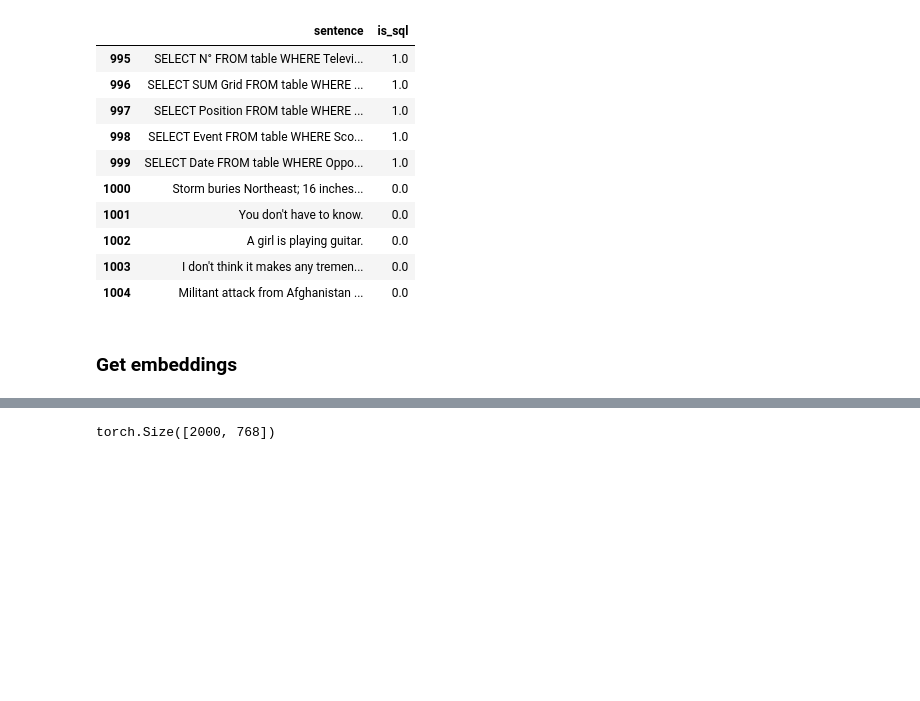
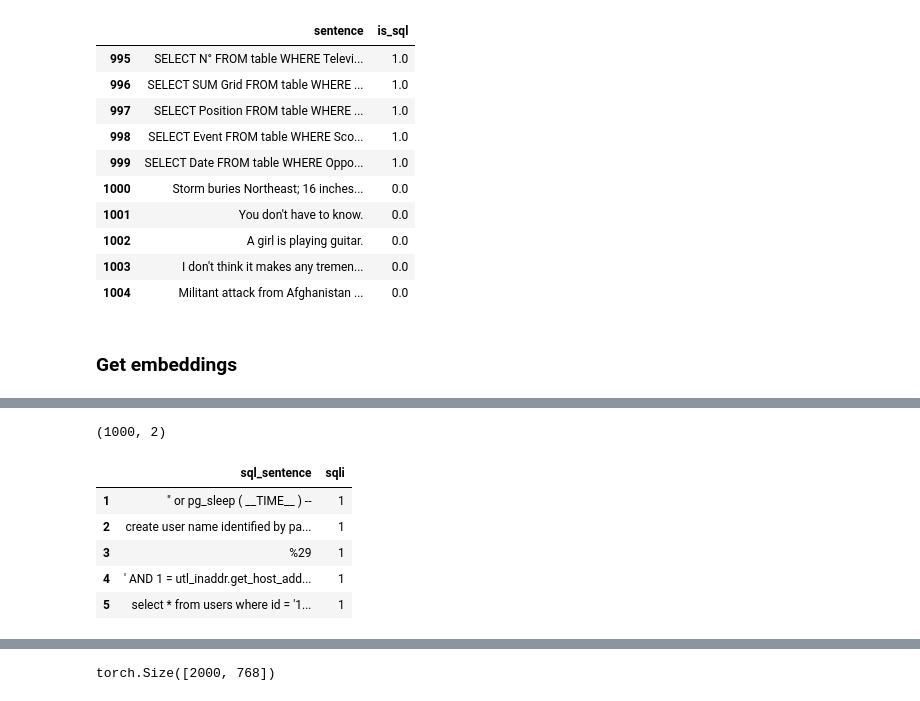
Before and after one commit to enriquemoraayala/oppe4rl-sqli, a Jupyter notebook: notebooks/sql_embeddings/get_embeddings.ipynb, the cells around one changed output, grey strips where cells are left out. Cells and saved outputs as stored; diff of their text form; code cells hidden in the pictures; blank space fills up the shorter version.

```diff
--- a/notebooks/sql_embeddings/get_embeddings.ipynb
+++ b/notebooks/sql_embeddings/get_embeddings.ipynb
@@ -93,3 +96,29 @@ word_embedding_model = models.Transformer('.', max_seq_length=15)
 pooling_model = models.Pooling(word_embedding_model.get_word_embedding_dimension())
 
 model = SentenceTransformer(modules=[word_embedding_model, pooling_model])
+# %%
+import pandas as pd
+
+data_sql = pd.read_csv('data/wikiSQL/train_sql.csv')
+data_sql.dropna(inplace=True)
+data_sql['sqli'] = '0'
+data_sql = data_sql.iloc[0:1000]
+data_sql.head()
+print(data_sql.shape)
+# %% [output]
+(1000, 2)
+# %%
+data_sqli = pd.read_csv('data/sqli/sqliv2.csv', encoding='utf-16')
+data_sqli.dropna(inplace=True)
+data_sqli.rename(columns = {'Sentence': 'sql_sentence'}, inplace = True)
+data_sqli['sqli'] = '1'
+data_sqli.drop(['Label'], axis=1, inplace=True)
+data_sqli = data_sqli.iloc[0:1000]
+data_sqli.head()
+# %% [output]
+|  | sql_sentence | sqli |
+| 1 | " or pg_sleep ( __TIME__ ) -- | 1 |
+| 2 | create user name identified by pa... | 1 |
+| 3 | %29 | 1 |
+| 4 | ' AND 1 = utl_inaddr.get_host_add... | 1 |
+| 5 | select * from users where id = '1... | 1 |
```
Also changed, not shown: parts of 10 cells of this notebook, 2 other files.
